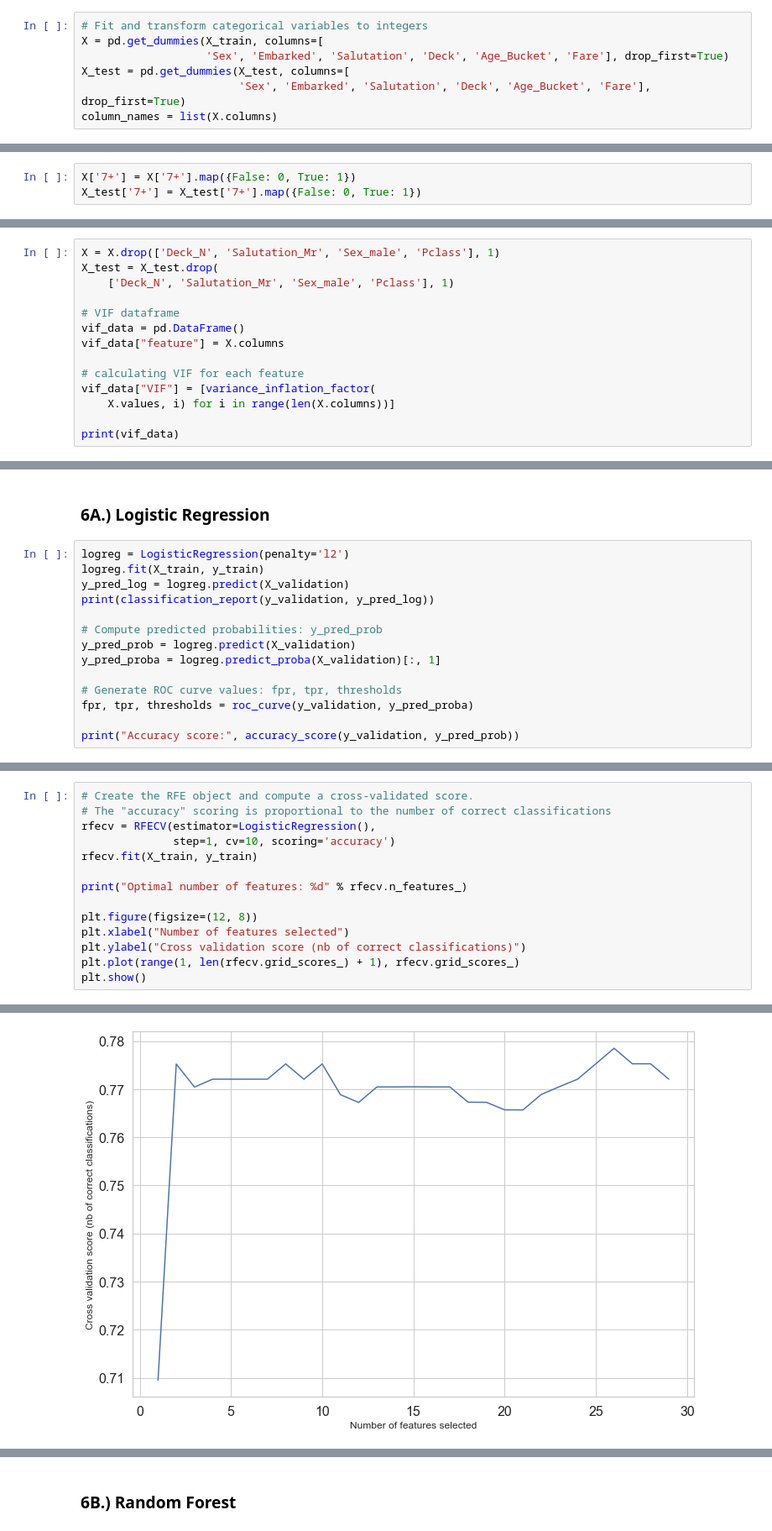
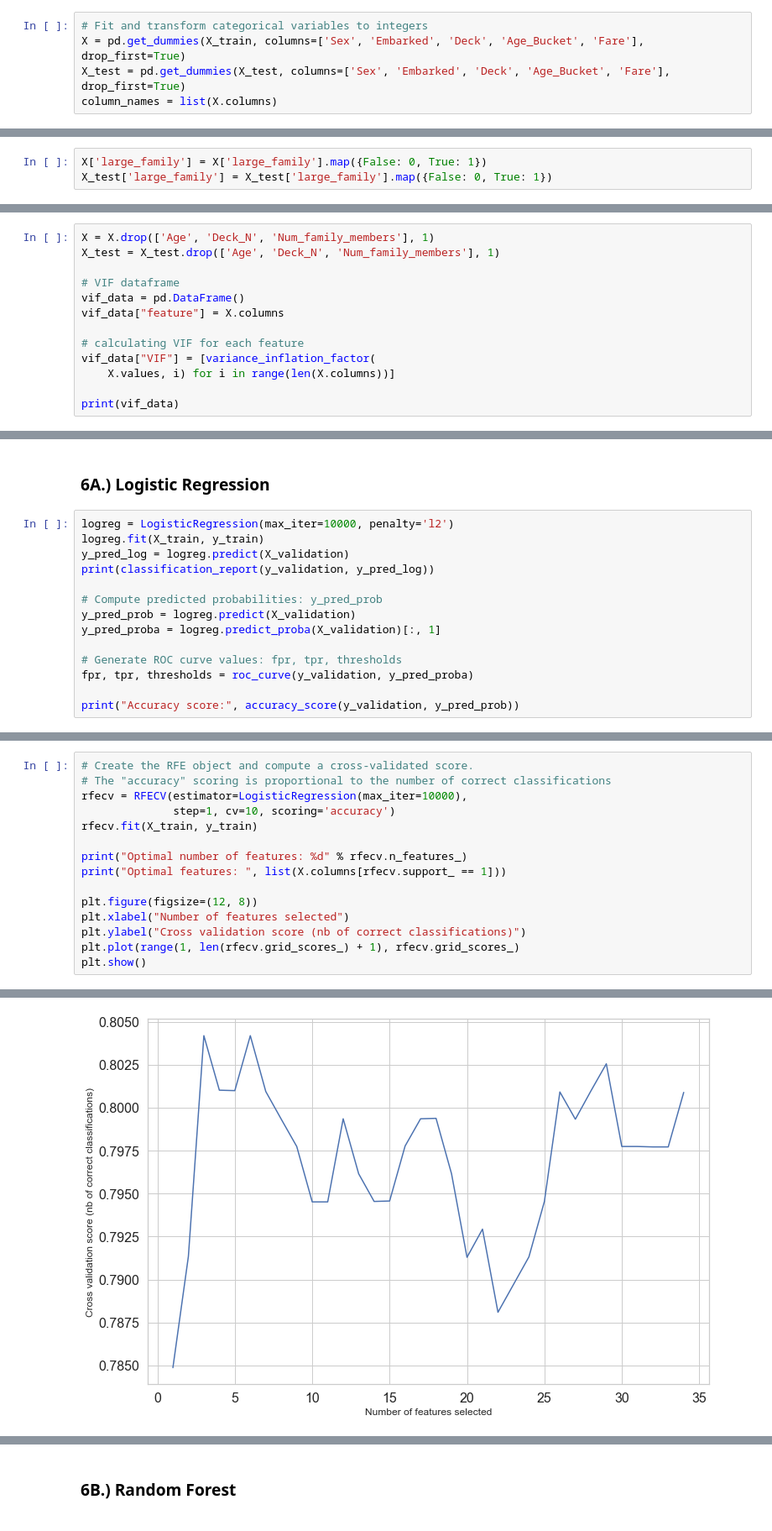
Before and after one commit to toshimelonhead/titanic, a Jupyter notebook: Titanic.ipynb, the cells around one changed output, grey strips where cells are left out. Shown: that part at 84% size. Saved outputs shown, nothing was run; the diff lists cells and outputs as text.

```diff
--- a/Titanic.ipynb
+++ b/Titanic.ipynb
@@ -331,8 +345,6 @@ X_test['Pclass'] = X_train['Pclass'].astype("category")
 # %%
 # Fit and transform categorical variables to integers
-X = pd.get_dummies(X_train, columns=[
-                   'Sex', 'Embarked', 'Salutation', 'Deck', 'Age_Bucket', 'Fare'], drop_first=True)
-X_test = pd.get_dummies(X_test, columns=[
-                        'Sex', 'Embarked', 'Salutation', 'Deck', 'Age_Bucket', 'Fare'], drop_first=True)
+X = pd.get_dummies(X_train, columns=['Sex', 'Embarked', 'Deck', 'Age_Bucket', 'Fare'], drop_first=True)
+X_test = pd.get_dummies(X_test, columns=['Sex', 'Embarked', 'Deck', 'Age_Bucket', 'Fare'], drop_first=True)
 column_names = list(X.columns)
 # %%
@@ -361,3 +372,3 @@ Fare_(100, 250]         0.3706      0.570      0.650      0.516      -0.747
 # %%
-X['7+'] = X['7+'].map({False: 0, True: 1})
-X_test['7+'] = X_test['7+'].map({False: 0, True: 1})
+X['large_family'] = X['large_family'].map({False: 0, True: 1})
+X_test['large_family'] = X_test['large_family'].map({False: 0, True: 1})
@@ -421,7 +432,6 @@ print(vif_data)
 # %%
-X = X.drop(['Deck_N', 'Salutation_Mr', 'Sex_male', 'Pclass'], 1)
-X_test = X_test.drop(
-    ['Deck_N', 'Salutation_Mr', 'Sex_male', 'Pclass'], 1)
+X = X.drop(['Age', 'Deck_N', 'Num_family_members'], 1)
+X_test = X_test.drop(['Age', 'Deck_N', 'Num_family_members'], 1)
 
 # VIF dataframe
 vif_data = pd.DataFrame()
@@ -462,7 +477,7 @@ X_train, X_validation, y_train, y_validation = train_test_split(
 # %% [markdown]
 ### 6A.) Logistic Regression
 # %%
-logreg = LogisticRegression(penalty='l2')
+logreg = LogisticRegression(max_iter=10000, penalty='l2')
 logreg.fit(X_train, y_train)
 y_pred_log = logreg.predict(X_validation)
 print(classification_report(y_validation, y_pred_log))
@@ -500,11 +508,12 @@ plt.show()
 # %%
 # Create the RFE object and compute a cross-validated score.
 # The "accuracy" scoring is proportional to the number of correct classifications
-rfecv = RFECV(estimator=LogisticRegression(),
+rfecv = RFECV(estimator=LogisticRegression(max_iter=10000),
               step=1, cv=10, scoring='accuracy')
 rfecv.fit(X_train, y_train)
 
 print("Optimal number of features: %d" % rfecv.n_features_)
+print("Optimal features: ", list(X.columns[rfecv.support_ == 1]))
 
 plt.figure(figsize=(12, 8))
 plt.xlabel("Number of features selected")
@@ -516 +526 @@ Optimal number of features: 26
-[figure, old version]
+[figure, new version]
```
Also changed, not shown: parts of 55 cells of this notebook.
